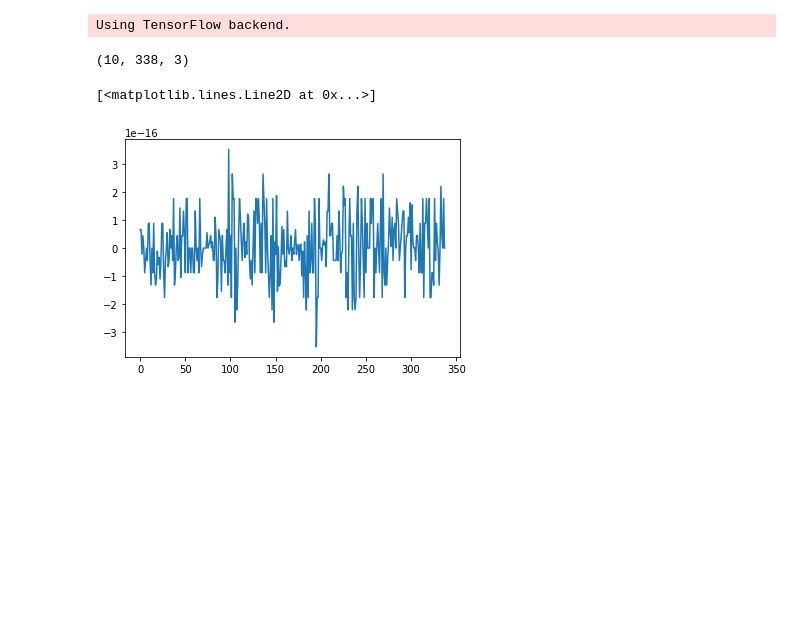
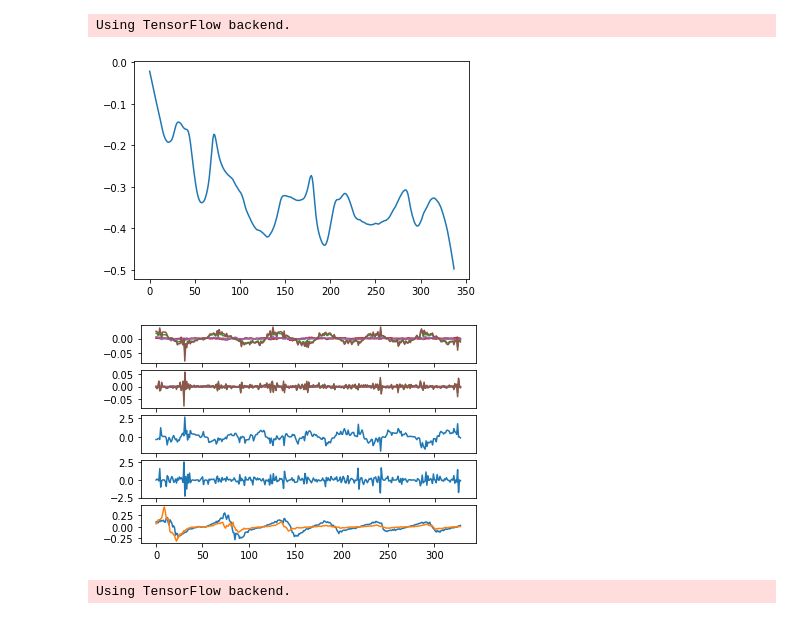
Before and after one commit to negargolestani/kinect_motion_tracking, a Jupyter notebook: test.ipynb, the cells around one changed output. Drawn from its saved outputs; the diff is of its cells as text; code cells hidden in the pictures; blank space fills up the shorter version.

Commit message:
updateDataCoilsPar

```diff
--- a/test.ipynb
+++ b/test.ipynb
@@ -65,11 +5,0 @@ c2 = synth_data['centers'][1]
-# %%
-np.shape(n)
-# %% [output]
-(10, 338, 3)
-# %%
-dc = c1-c2
-d = np.sum(np.multiply(dc, n), axis=2)/np.linalg.norm(dc, axis=2)
-plt.plot(d[0])
-# %% [output]
-[<matplotlib.lines.Line2D at 0x...>]
-[figure, removed]
@@ -80,0 +6,47 @@ params = dict(N=10, window_length=15, epochs=500, hiddendim=300, latentdim=300)
+# %%
+dataset = load_dataset('synth_2coils_parallel')
+# %%
+data = dataset[200]
+
+n = np.array(data.norm.to_list())
+c1 = np.array(data.center_1.to_list())
+c2 = np.array(data.center_2.to_list())
+
+plt.plot(c1[:,2])
+
+plt.show()
+# %% [output]
+[figure, added]
+# %%
+n = np.array(data.norm.to_list())
+c1 = np.array(data.center_1.to_list())
+c2 = np.array(data.center_2.to_list())
+
+v1 = data.meas_vind_1.to_numpy()
+v2 = data.meas_vind_2.to_numpy()
+
+d1 = np.linalg.norm(c1, axis=1)
+d2 = np.linalg.norm(c2, axis=1)
+
+ld1 = np.linalg.norm(c1[:,:2], axis=1)
+ld2 = np.linalg.norm(c2[:,:2], axis=1)
+
+alpha = np.arccos(n[:,2]) * 180/pi
+
+fig, axs = plt.subplots(5,1)
+axs[0].plot( np.diff(c1, axis=0) )
+axs[0].plot( np.diff(c2, axis=0) )
+axs[1].plot( np.diff(np.diff(c1, axis=0), axis=0) )
+axs[1].plot( np.diff(np.diff(c2, axis=0), axis=0) )
+axs[2].plot(np.diff(alpha, axis=0))
+axs[3].plot( np.diff(np.diff(alpha, axis=0), axis=0) )
+axs[4].plot(np.diff(v1))
+axs[4].plot(np.diff(v2))
+plt.show()
+# %% [output]
+[figure, added]
+# %%
+from data import*
+from regression import*
+# %% [output]
+Using TensorFlow backend.
```
Also changed, not shown: parts of 9 cells of this notebook, 10 other files.
